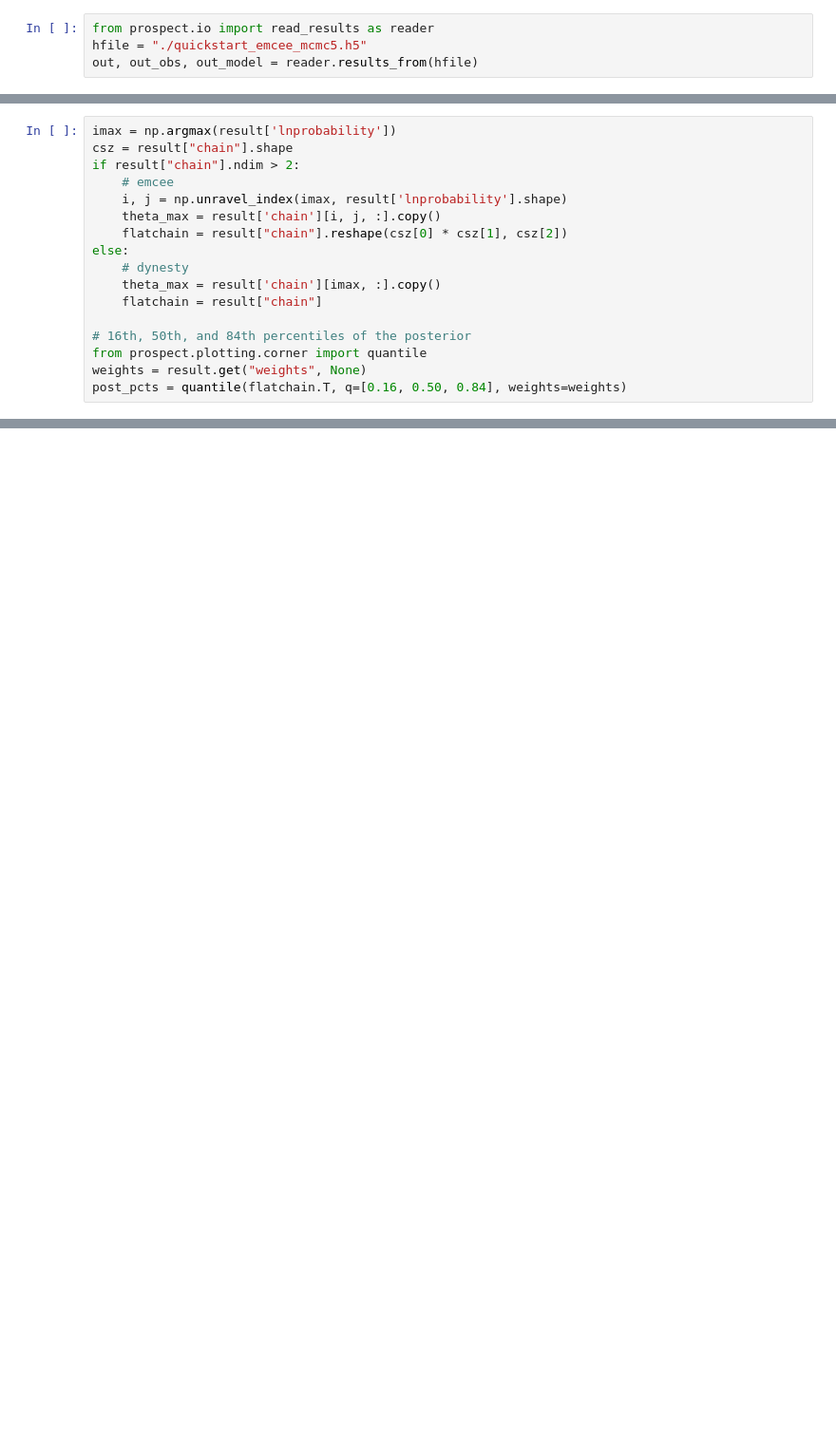
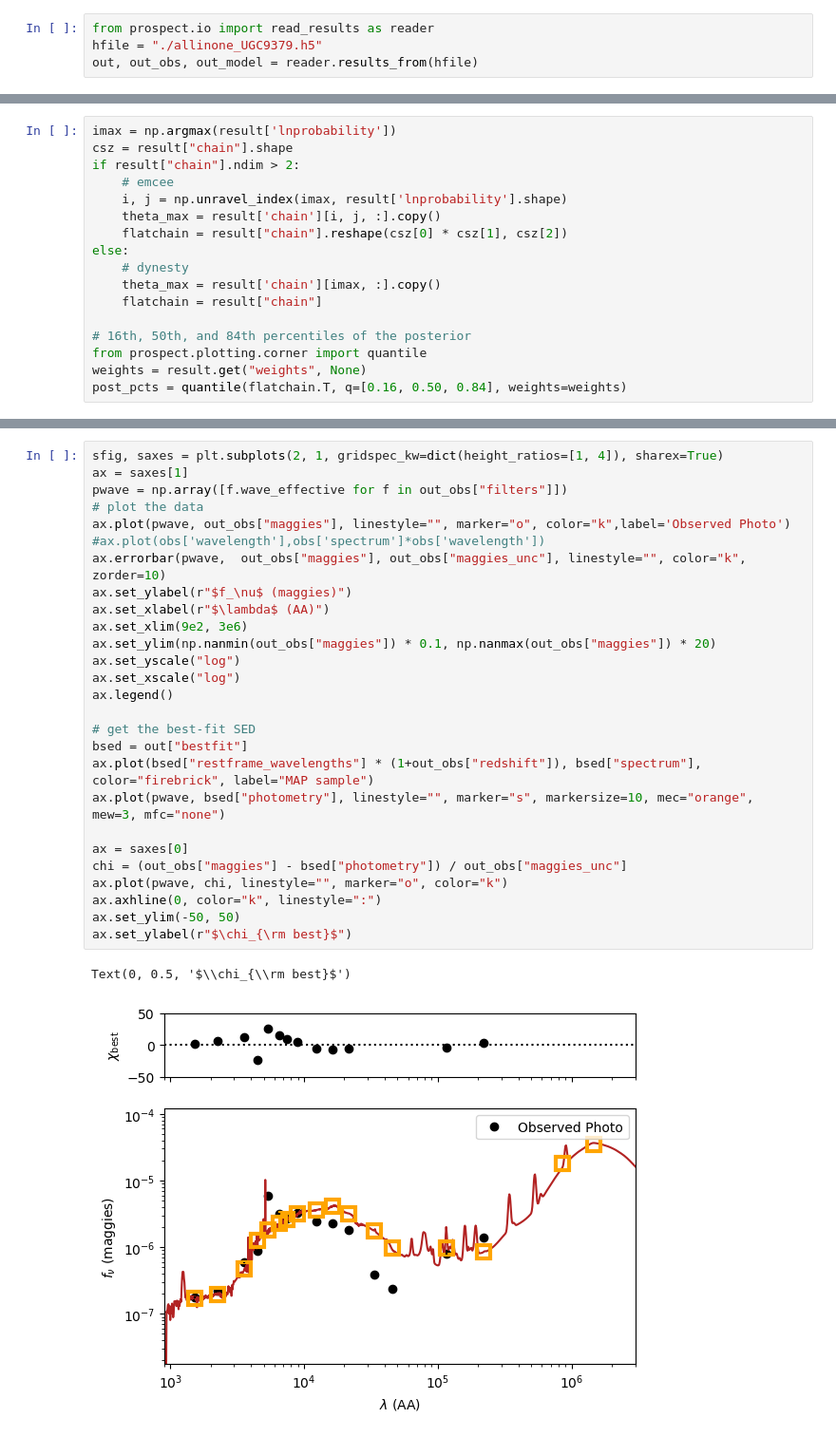
Before and after one commit to gregorycorcoran/Astro-Data, a Jupyter notebook: Visualiser.ipynb, the cells around one changed output, grey strips where cells are left out. Shown at 95% size. Drawn from its saved outputs; the diff is of its cells as text; blank space fills up the shorter version.

```diff
--- a/Visualiser.ipynb
+++ b/Visualiser.ipynb
@@ -17,7 +17,7 @@ from prospect.models import SpecModel
 from multiprocessing import Pool
 # %%
 from prospect.io import read_results as reader
-hfile = "./quickstart_emcee_mcmc5.h5"
+hfile = "./allinone_UGC9379.h5"
 out, out_obs, out_model = reader.results_from(hfile)
 # %%
 results_type = "emcee"
@@ -73,0 +95,30 @@ WARNING:root:Too few points to create valid contours
+# %%
+sfig, saxes = plt.subplots(2, 1, gridspec_kw=dict(height_ratios=[1, 4]), sharex=True)
+ax = saxes[1]
+pwave = np.array([f.wave_effective for f in out_obs["filters"]])
+# plot the data
+ax.plot(pwave, out_obs["maggies"], linestyle="", marker="o", color="k",label='Observed Photo')
+#ax.plot(obs['wavelength'],obs['spectrum']*obs['wavelength'])
+ax.errorbar(pwave,  out_obs["maggies"], out_obs["maggies_unc"], linestyle="", color="k", zorder=10)
+ax.set_ylabel(r"$f_\nu$ (maggies)")
+ax.set_xlabel(r"$\lambda$ (AA)")
+ax.set_xlim(9e2, 3e6)
+ax.set_ylim(np.nanmin(out_obs["maggies"]) * 0.1, np.nanmax(out_obs["maggies"]) * 20)
+ax.set_yscale("log")
+ax.set_xscale("log")
+ax.legend()
+
+# get the best-fit SED
+bsed = out["bestfit"]
+ax.plot(bsed["restframe_wavelengths"] * (1+out_obs["redshift"]), bsed["spectrum"], color="firebrick", label="MAP sample")
+ax.plot(pwave, bsed["photometry"], linestyle="", marker="s", markersize=10, mec="orange", mew=3, mfc="none")
+
+ax = saxes[0]
+chi = (out_obs["maggies"] - bsed["photometry"]) / out_obs["maggies_unc"]
+ax.plot(pwave, chi, linestyle="", marker="o", color="k")
+ax.axhline(0, color="k", linestyle=":")
+ax.set_ylim(-50, 50)
+ax.set_ylabel(r"$\chi_{\rm best}$")
+# %% [output]
+Text(0, 0.5, '$\\chi_{\\rm best}$')
+[figure, added]
```
Also changed, not shown: parts of 4 cells of this notebook, 24 other files.
